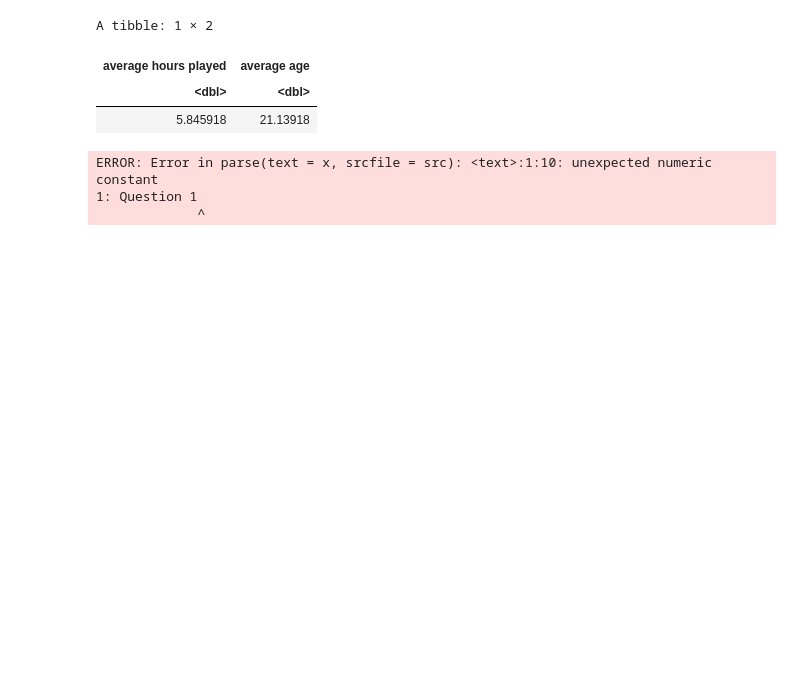
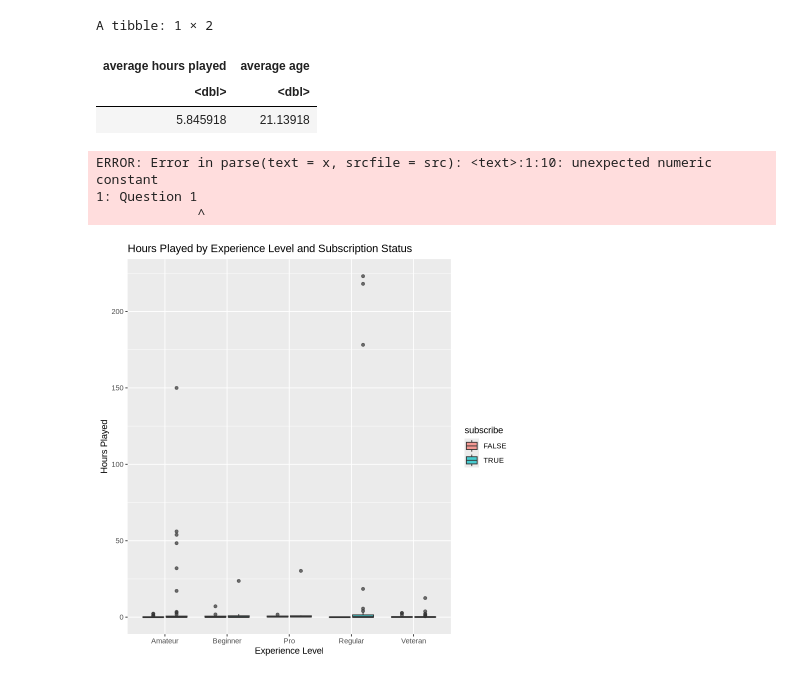
Before and after one commit to bennettz1100/dsci100--Project-Kickoff, a Jupyter notebook: Project Planning Stage (Individual).ipynb, the cells around one changed output. Drawn from its saved outputs; the diff is of its cells as text; code cells hidden in the pictures; blank space fills up the shorter version.

```diff
--- a/Project Planning Stage (Individual).ipynb
+++ b/Project Planning Stage (Individual).ipynb
@@ -75,11 +75,13 @@ ERROR: Error in parse(text = x, srcfile = src): <text>:1:10: unexpected numeric
 1: Question 1
              ^
 # %%
-visual_plot<-
-ggplot(players, aes(x = experience, y = played_hours, fill = subscribe)) +
+visual_plot<- players|>
+ggplot(aes(x = experience, y = played_hours, fill = subscribe)) +
   geom_boxplot(alpha = 0.7) +
   labs(
     title = "Hours Played by Experience Level and Subscription Status",
     x = "Experience Level",
     y = "Hours Played")
 visual_plot
+# %% [output]
+[figure, added]
```
Also changed, not shown: parts of 4 cells of this notebook.
